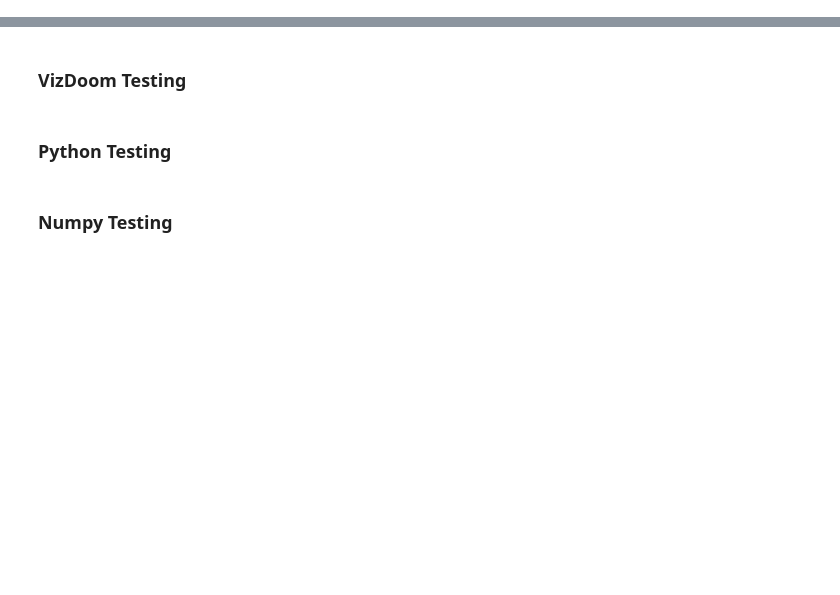
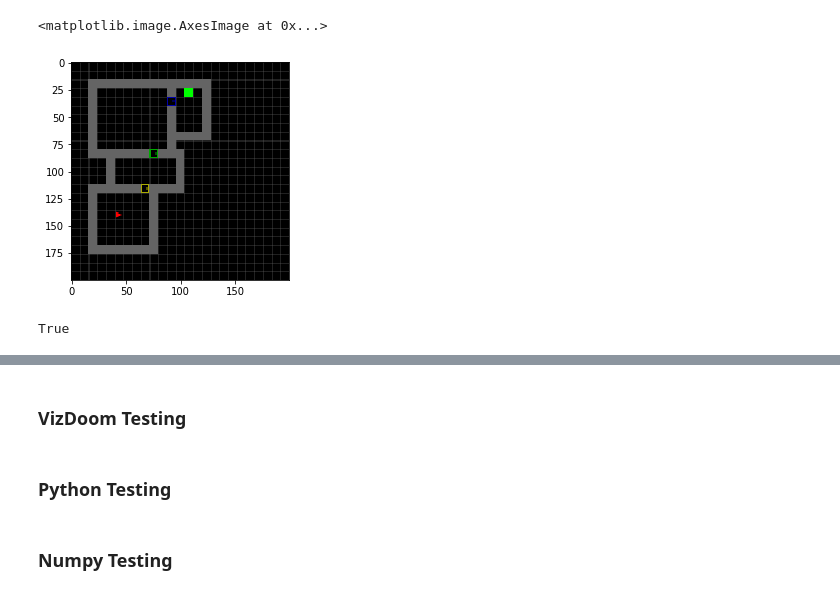
Before and after one commit to 2016choang/sfl, a Jupyter notebook: playground/new-envs.ipynb, the cells around one changed output, grey strips where cells are left out. Cells and saved outputs as stored; diff of their text form; code cells hidden in the pictures; blank space fills up the shorter version.

```diff
--- a/playground/new-envs.ipynb
+++ b/playground/new-envs.ipynb
@@ -32,0 +47,2 @@ from gym_minigrid.envs.multiroom import MultiRoomEnv
+# %%
+start_obs = env.reset()
@@ -32,0 +54,11 @@ from gym_minigrid.envs.multiroom import MultiRoomEnv
+# %%
+start_obs[5, 17, 0] = 1
+# %%
+grid, _ = Grid.decode(start_obs)
+# %%
+img = grid.render(8, agent_pos=(5, 17), agent_dir=env.agent_dir)
+# %%
+plt.imshow(img)
+# %% [output]
+<matplotlib.image.AxesImage at 0x...>
+[figure, added]
@@ -32,0 +76,4 @@ from gym_minigrid.envs.multiroom import MultiRoomEnv
+# %%
+grid.get(11, 4).is_open
+# %% [output]
+True
```
Also changed, not shown: parts of 18 cells of this notebook, 4 other files.
